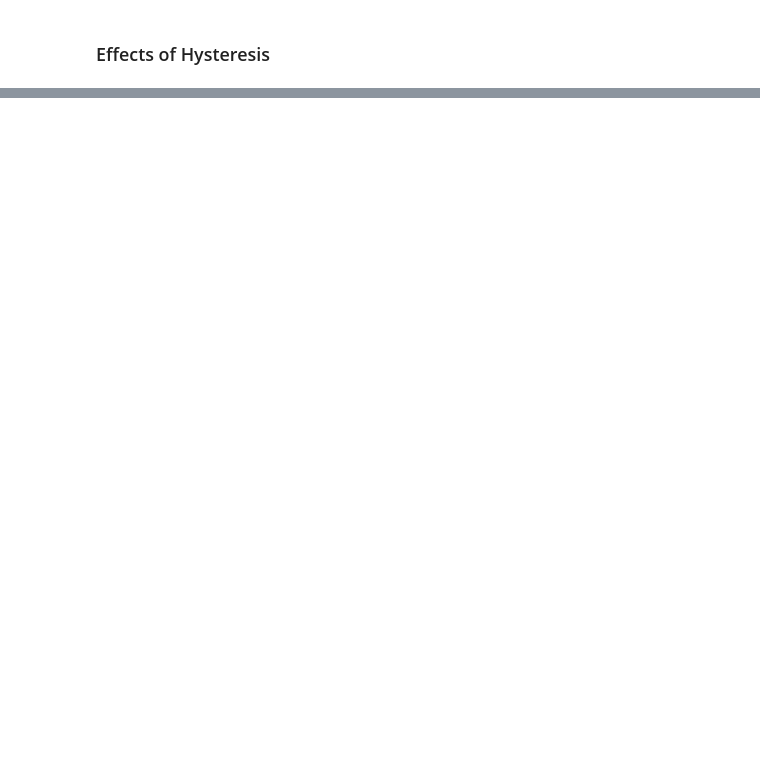
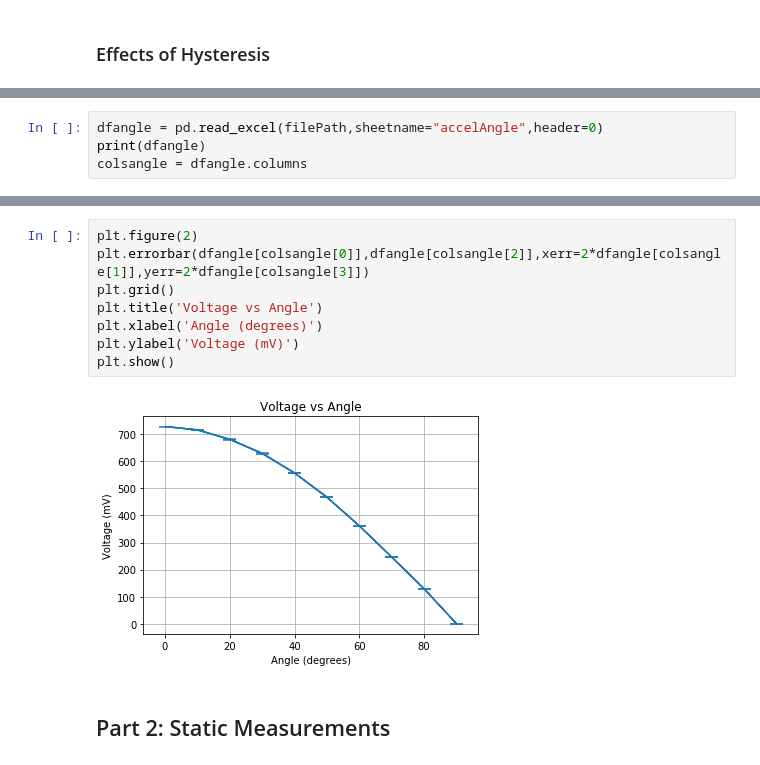
Before and after one commit to cmflannery/MAE170, a Jupyter notebook: jupyter/lab6/calculations.ipynb, the cells around one changed output, grey strips where cells are left out. Saved outputs shown, nothing was run; the diff lists cells and outputs as text; blank space fills up the shorter version.

```diff
--- a/jupyter/lab6/calculations.ipynb
+++ b/jupyter/lab6/calculations.ipynb
@@ -71,0 +80,4 @@ print('Hysteresis Error =',hysteresisError, 'mV')
+# %%
+dfangle = pd.read_excel(filePath,sheetname="accelAngle",header=0)
+print(dfangle)
+colsangle = dfangle.columns
@@ -71,0 +105,12 @@ print('Hysteresis Error =',hysteresisError, 'mV')
+# %%
+plt.figure(2)
+plt.errorbar(dfangle[colsangle[0]],dfangle[colsangle[2]],xerr=2*dfangle[colsangle[1]],yerr=2*dfangle[colsangle[3]])
+plt.grid()
+plt.title('Voltage vs Angle')
+plt.xlabel('Angle (degrees)')
+plt.ylabel('Voltage (mV)')
+plt.show()
+# %% [output]
+[figure, added]
+# %% [markdown]
+## Part 2: Static Measurements
```
Also changed, not shown: parts of 10 cells of this notebook, 3 other files.
